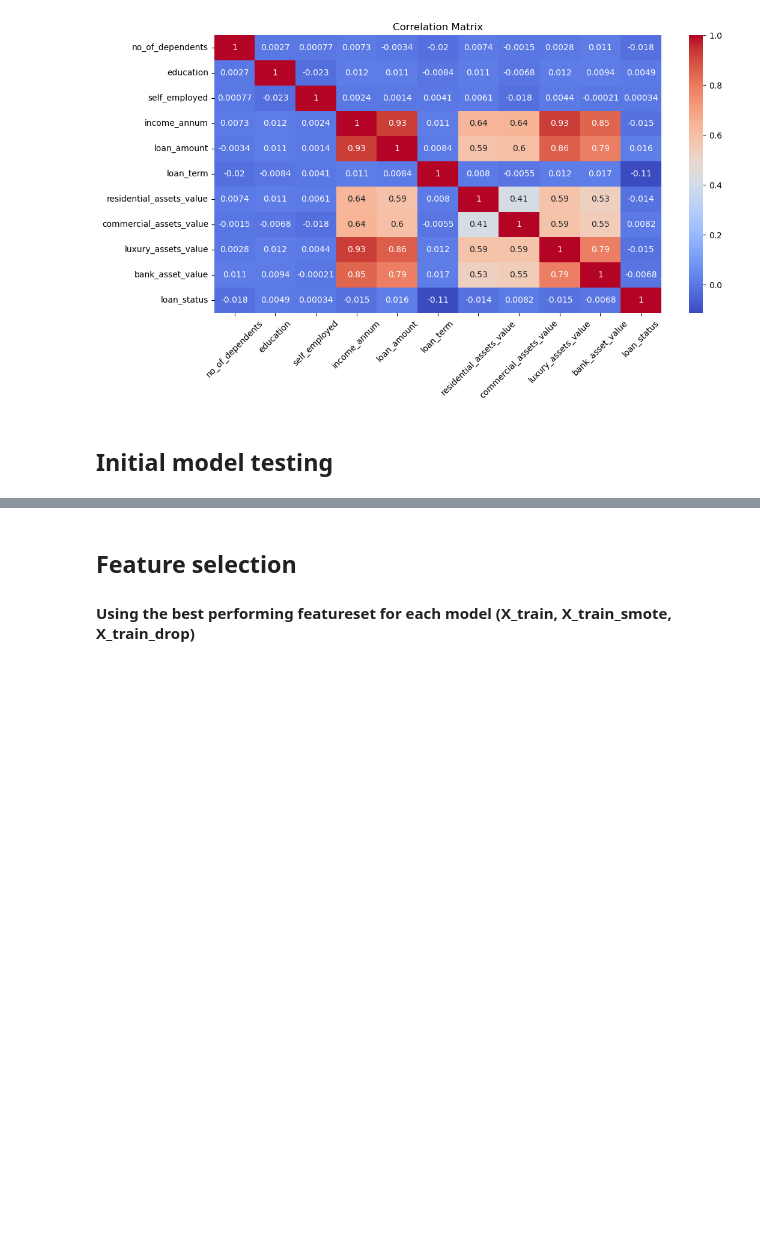
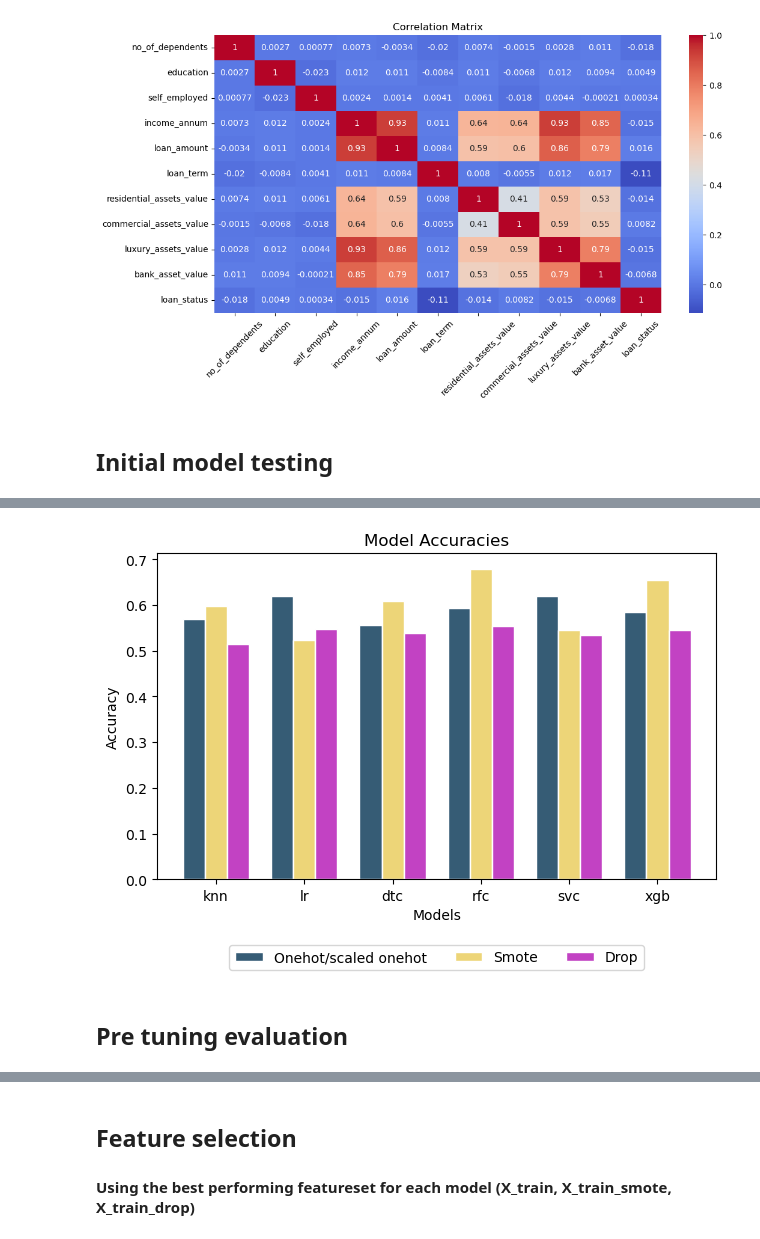
Before and after one commit to Rampenator/dsb, a Jupyter notebook: Rasmus.ipynb, the cells around one changed output, grey strips where cells are left out. Cells and saved outputs as stored; diff of their text form; code cells hidden in the pictures; blank space fills up the shorter version.

```diff
--- a/Rasmus.ipynb
+++ b/Rasmus.ipynb
@@ -201,0 +206,23 @@ rp.plot_multi_bar_graph([accs, accs_smote, accs_drop], ["Original", "SMOTE", "Dr
+# %%
+# Balanced smote
+accs_smote["knn"] = cross_val_score(knn, X_train_smote, y_train_smote).mean()
+accs_smote["lr"] = cross_val_score(lr, X_train_smote, y_train_smote).mean()
+accs_smote["dtc"] = cross_val_score(dtc, X_train_scaled_smote, y_train_smote).mean()
+accs_smote["rfc"] = cross_val_score(rfc, X_train_scaled_smote, y_train_smote).mean()
+accs_smote["svc"] = cross_val_score(svc, X_train_scaled_smote, y_train_smote).mean() # Needs scaling
+accs_smote["xgb"] = cross_val_score(xgb, X_train_scaled_smote, y_train_smote).mean()
+# %%
+# Balanced drop
+accs_drop["knn"] = cross_val_score(knn, X_train_drop, y_train_drop).mean()
+accs_drop["lr"] = cross_val_score(lr, X_train_drop, y_train_drop).mean()
+accs_drop["dtc"] = cross_val_score(dtc, X_train_scaled_drop, y_train_drop).mean()
+accs_drop["rfc"] = cross_val_score(rfc, X_train_scaled_drop, y_train_drop).mean()
+accs_drop["svc"] = cross_val_score(svc, X_train_scaled_drop, y_train_drop).mean() # Needs scaling
+accs_drop["xgb"] = cross_val_score(xgb, X_train_scaled_drop, y_train_drop).mean()
+# %%
+accs_prev_best = {"knn":accs_onehot["knn"], "lr":accs_onehot["lr"], "dtc":accs_scaled["dtc"], "rfc":accs_scaled["rfc"], "svc":accs_scaled["svc"], "xgb":accs_scaled["xgb"]}
+rp.plot_multi_bar_graph([accs_prev_best, accs_smote, accs_drop], ["Onehot/scaled onehot", "Smote", "Drop"])
+# %% [output]
+[figure, added]
+# %% [markdown]
+## Pre tuning evaluation
```
Also changed, not shown: parts of 42 cells of this notebook.
